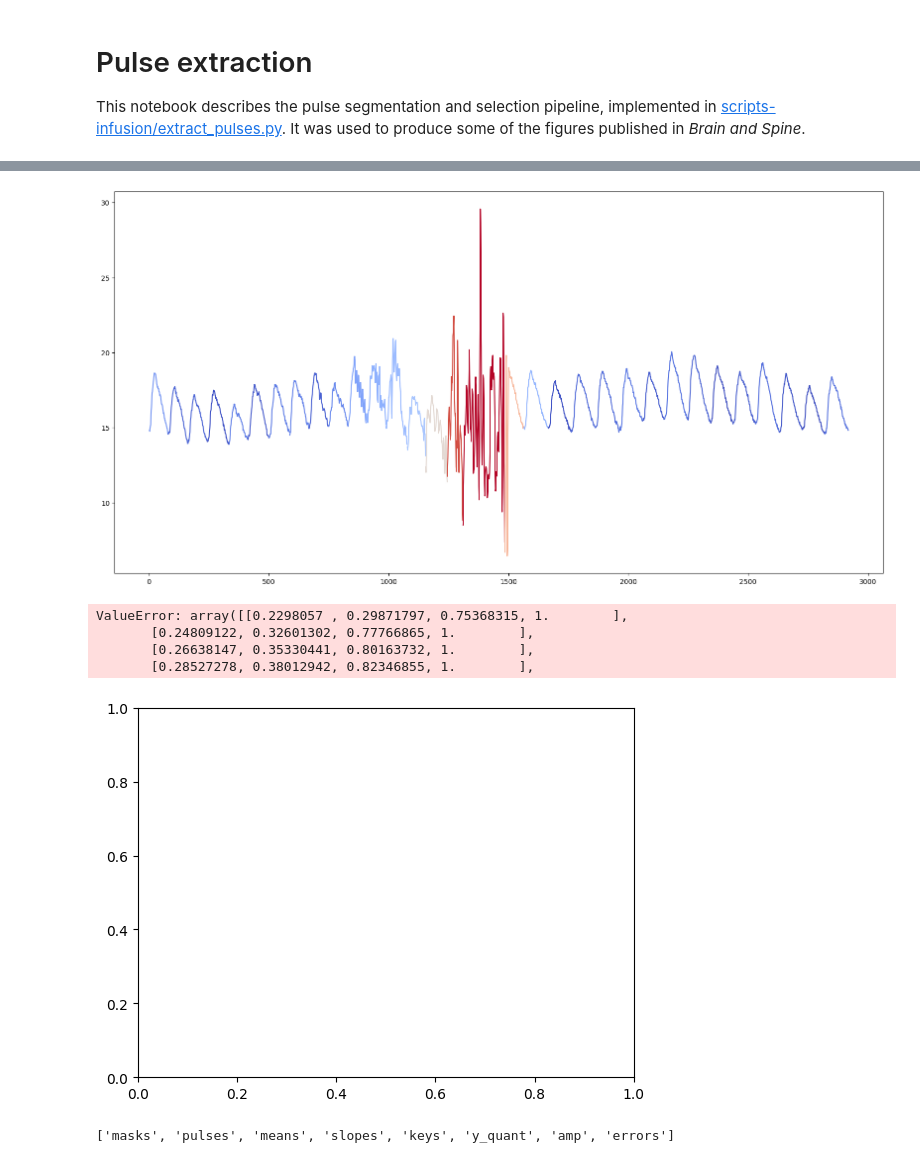
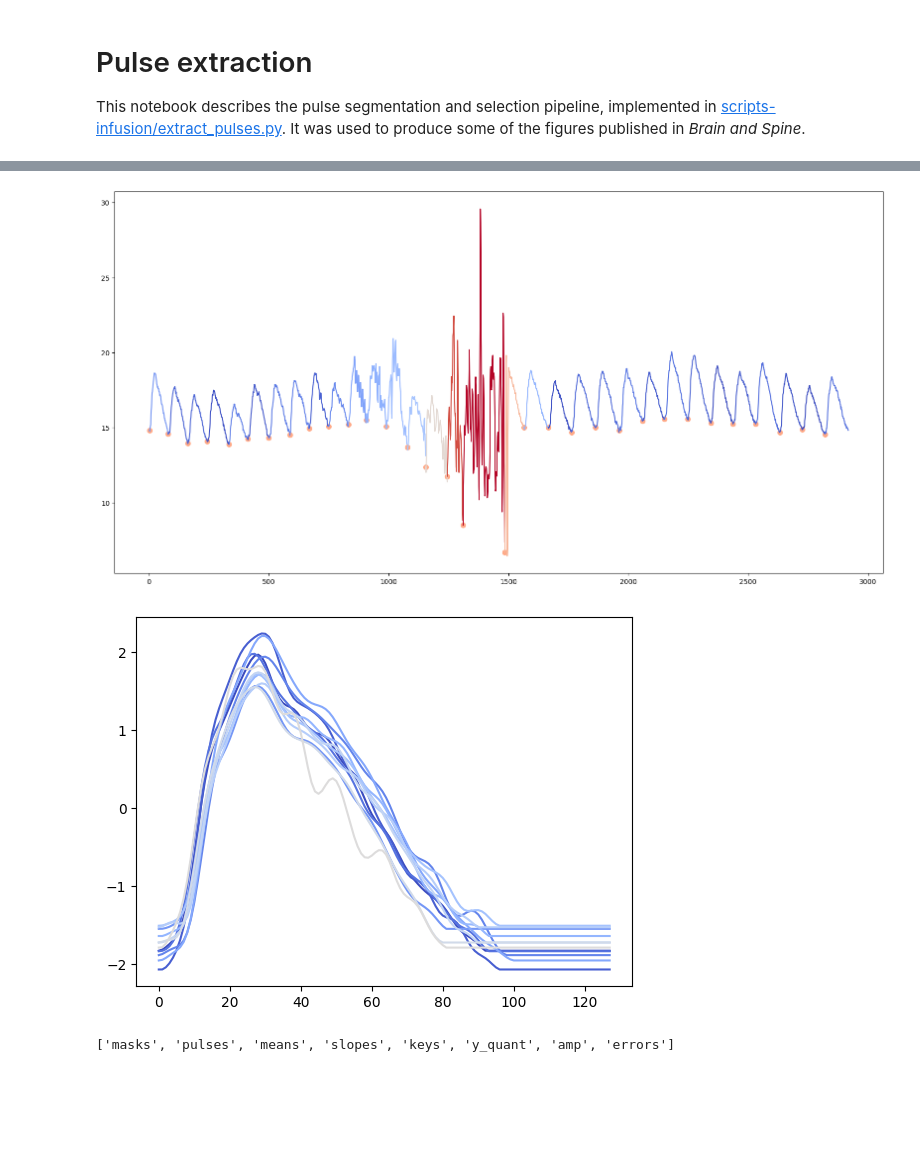
Before and after one commit to uartois-lml/revert-notebooks, a Jupyter notebook: pulse-extraction.ipynb, the cells around one changed output, grey strips where cells are left out. Drawn from its saved outputs; the diff is of its cells as text; code cells hidden in the pictures; blank space fills up the shorter version.

```diff
--- a/pulse-extraction.ipynb
+++ b/pulse-extraction.ipynb
@@ -48,19 +48,22 @@ for i, begin, end in zip(range(x_all.shape[0]), cuts[:-1], cuts[1:]):
     plt.plot(torch.arange(begin, end),
              icp[begin:end],
              c=plt.cm.coolwarm(color[i]))
+    plt.scatter(cuts[i], icp[begin], s=50, color='#fa8')
 plt.savefig('img/icp_loss.svg')
 # %% [output]
-[figure, old version]
+[figure, new version]
 # %%
+""" Plot best pulses """
+
 xs, masks = extractPulses(icp)
-color = torch.linspace(0, .5, xs.shape)
-plt.plot(xs[:12].T, color=plt.cm.coolwarm(torch.linspace(0, .5, xs.shape[0])))
+Npulses = 12
+color = torch.linspace(0, .5, Npulses)
+
+for i, x in enumerate(xs[:Npulses]):
+    plt.plot(x, color=plt.cm.coolwarm(color[i]))
+plt.savefig('img/best_pulses.svg')
 # %% [output]
-ValueError: array([[0.2298057 , 0.29871797, 0.75368315, 1.        ],
-       [0.24809122, 0.32601302, 0.77766865, 1.        ],
-       [0.26638147, 0.35330441, 0.80163732, 1.        ],
-       [0.28527278, 0.38012942, 0.82346855, 1.        ],
-[figure, old version]
+[figure, new version]
 # %%
 datadir = os.environ['INFUSION_DATASETS']
 pulse_data = torch.load(os.path.join(datadir, 'baseline-no_shunt.pt'))
```
Also changed, not shown: parts of 2 cells of this notebook, 1 other file.
